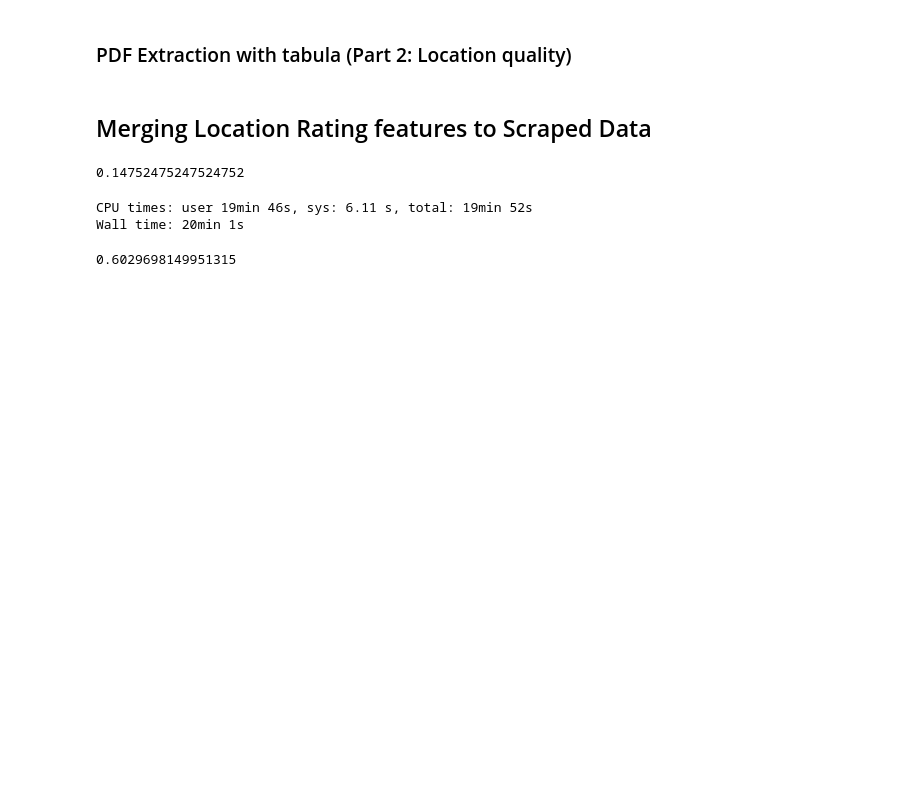
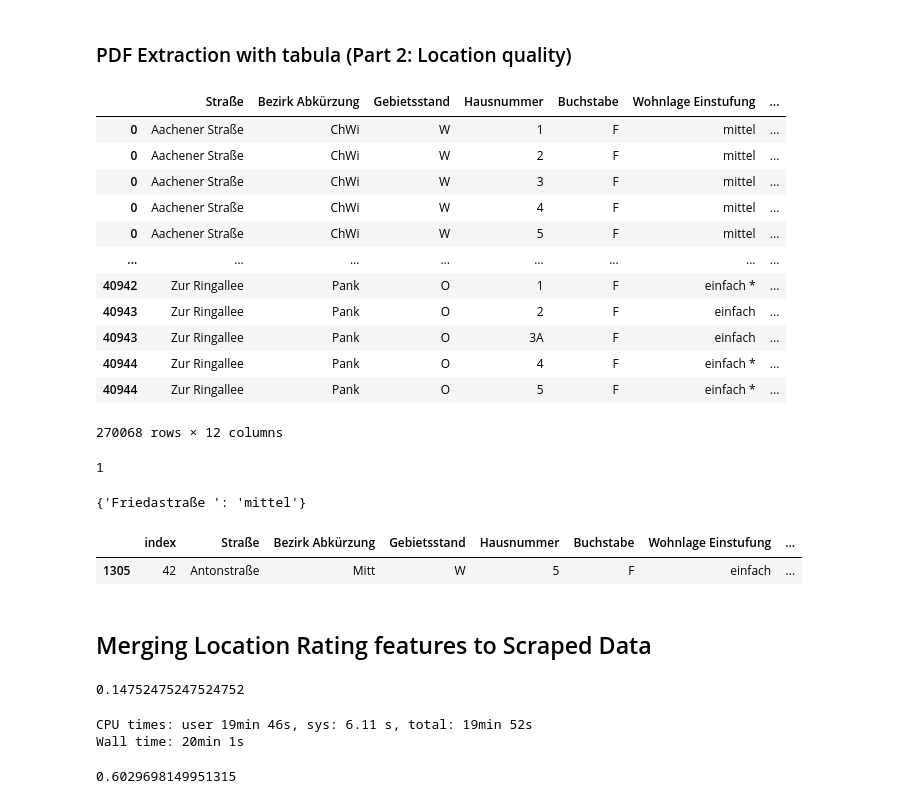
Before and after one commit to feliche93/berlin_rental_prices, a Jupyter notebook: data_analysis.ipynb, the cells around one changed output. Drawn from its saved outputs; the diff is of its cells as text; code cells hidden in the pictures; blank space fills up the shorter version.

```diff
--- a/data_analysis.ipynb
+++ b/data_analysis.ipynb
@@ -374,3 +366,6 @@ location_info = location_info.applymap(lambda x: x.strip() if isinstance(x, str)
+# %%
+location_info['Ortsteil'] = location_info['Ortsteil Abkürzung'].apply(lambda x : abbr_ortsteil.get(x))
+location_info['Bezirk'] = location_info['Bezirk Abkürzung'].apply(lambda x: abbr_bezirk.get(x))
 # %%
 def transform_housenumbers(df):
     if isinstance(df['Hausnummer'], str):
@@ -407,4 +402,20 @@ def transform_housenumbers(df):
 
 location_info['Hausnummer'] = location_info.apply(transform_housenumbers, axis=1)
 
-location_info = location_info.reset_index().explode('Hausnummer')
+location_info = location_info.reset_index(drop=True).explode('Hausnummer')
+# %%
+wohnlage_preis = {
+    'mittel': -0.09,
+    'mittel *': -0.09,
+    'mittel*': -0.09,
+    'gut*': 0.74,
+    'gut *': 0.74,
+    'gut': 0.74,
+    'einfach': -0.28,
+    'einfach*': -0.28,
+    'einfach *': -0.28,
+    }
+
+location_info['Wohnlage Preis'] = location_info['Wohnlage Einstufung'].apply(lambda x: wohnlage_preis.get(x))
+# %%
+location_info['Adresse'] = location_info['Straße'] + ' ' + location_info['Hausnummer'].fillna('') + ' - ' + location_info['Bezirk'] + ' ' + location_info['Ortsteil'].fillna('')
@@ -410,0 +424,16 @@ location_info = location_info.reset_index().explode('Hausnummer')
+# %%
+location_info
+# %% [output]
+|  | Straße | Bezirk Abkürzung | Gebietsstand | Hausnummer | Buchstabe | Wohnlage Einstufung | ... |
+| 0 | Aachener Straße | ChWi | W | 1 | F | mittel | ... |
+| 0 | Aachener Straße | ChWi | W | 2 | F | mittel | ... |
+| 0 | Aachener Straße | ChWi | W | 3 | F | mittel | ... |
+| 0 | Aachener Straße | ChWi | W | 4 | F | mittel | ... |
+| 0 | Aachener Straße | ChWi | W | 5 | F | mittel | ... |
+| ... | ... | ... | ... | ... | ... | ... | ... |
+| 40942 | Zur Ringallee | Pank | O | 1 | F | einfach * | ... |
+| 40943 | Zur Ringallee | Pank | O | 2 | F | einfach | ... |
+| 40943 | Zur Ringallee | Pank | O | 3A | F | einfach | ... |
+| 40944 | Zur Ringallee | Pank | O | 4 | F | einfach * | ... |
+| 40944 | Zur Ringallee | Pank | O | 5 | F | einfach * | ... |
+270068 rows × 12 columns
@@ -410,0 +448,13 @@ location_info = location_info.reset_index().explode('Hausnummer')
+# %%
+len(wohnlage_einstufung)
+# %% [output]
+1
+# %%
+wohnlage_einstufung
+# %% [output]
+{'Friedastraße ': 'mittel'}
+# %%
+straßen[straßen['Hausnummer'] == '5']
+# %% [output]
+|  | index | Straße | Bezirk Abkürzung | Gebietsstand | Hausnummer | Buchstabe | Wohnlage Einstufung | ... |
+| 1305 | 42 | Antonstraße | Mitt | W | 5 | F | einfach | ... |
```
Also changed, not shown: parts of 8 cells of this notebook, 4 other files.
